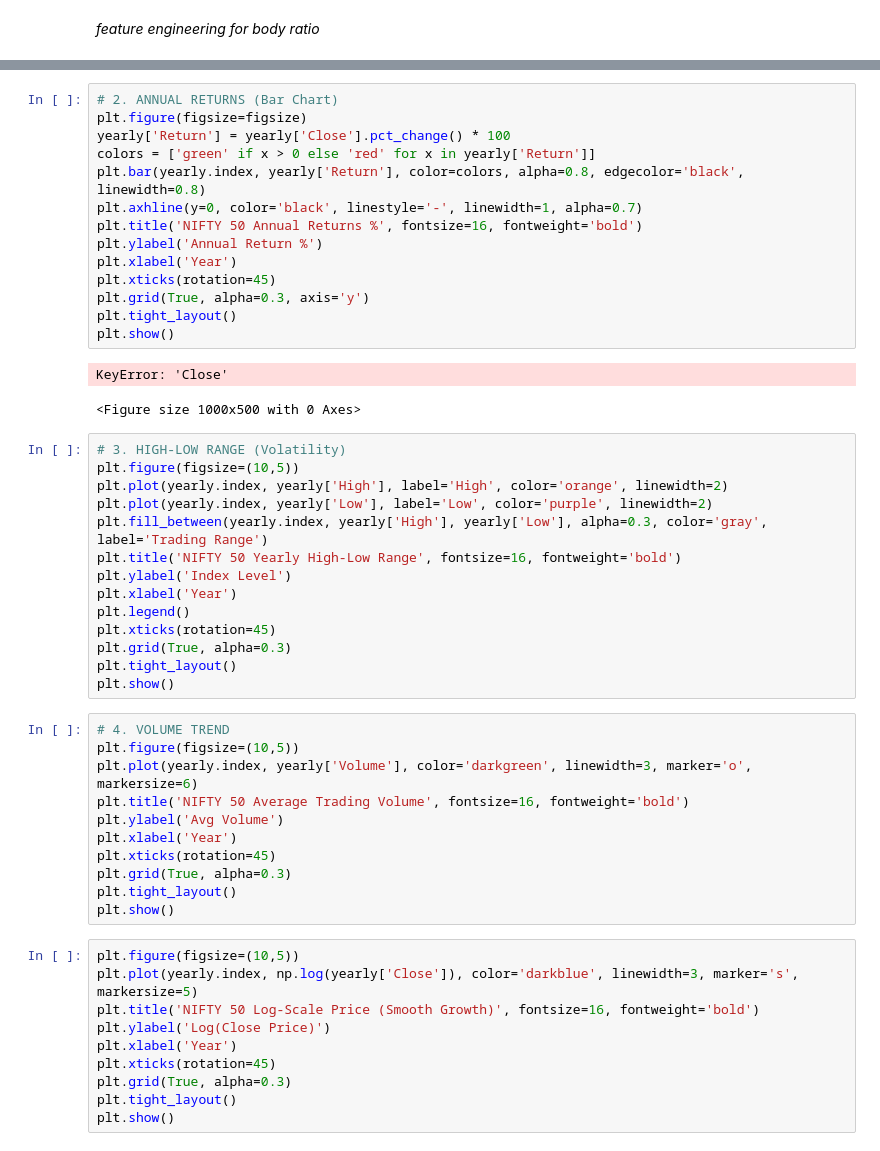
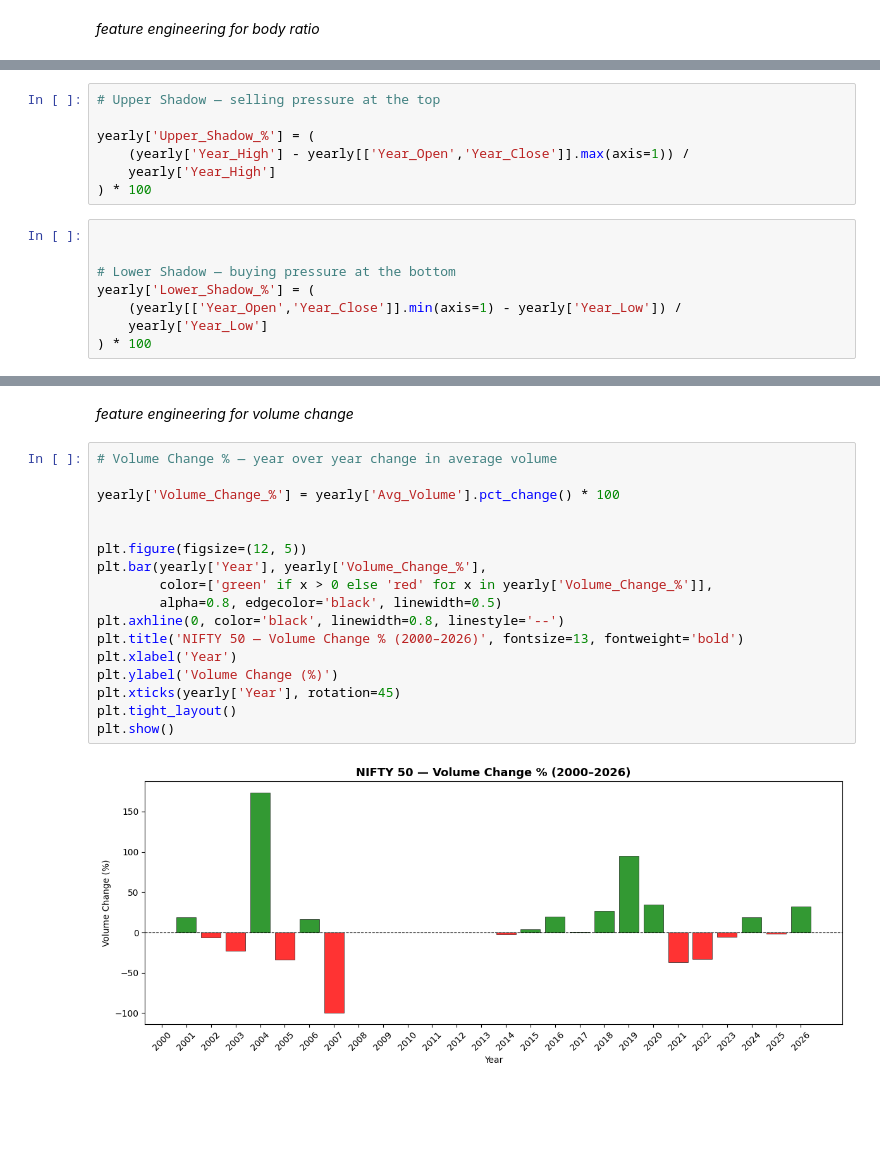
Before and after one commit to aparna-2001/nifty50-stock-price-forecasting, a Jupyter notebook: Data_collection_EDA_Decomposition.ipynb, the cells around one changed output, grey strips where cells are left out. Drawn from its saved outputs; the diff is of its cells as text; blank space fills up the shorter version.

```diff
--- a/Data_collection_EDA_Decomposition.ipynb
+++ b/Data_collection_EDA_Decomposition.ipynb
@@ -367,0 +372,15 @@ plt.show()
+# %%
+# Upper Shadow — selling pressure at the top
+
+yearly['Upper_Shadow_%'] = (
+    (yearly['Year_High'] - yearly[['Year_Open','Year_Close']].max(axis=1)) /
+    yearly['Year_High']
+) * 100
+# %%
+
+
+# Lower Shadow — buying pressure at the bottom
+yearly['Lower_Shadow_%'] = (
+    (yearly[['Year_Open','Year_Close']].min(axis=1) - yearly['Year_Low']) /
+    yearly['Year_Low']
+) * 100
@@ -368,52 +407,21 @@ plt.show()
+# %% [markdown]
+*feature engineering for volume change*
 # %%
-# 2. ANNUAL RETURNS (Bar Chart)
-plt.figure(figsize=figsize)
-yearly['Return'] = yearly['Close'].pct_change() * 100
-colors = ['green' if x > 0 else 'red' for x in yearly['Return']]
-plt.bar(yearly.index, yearly['Return'], color=colors, alpha=0.8, edgecolor='black', linewidth=0.8)
-plt.axhline(y=0, color='black', linestyle='-', linewidth=1, alpha=0.7)
-plt.title('NIFTY 50 Annual Returns %', fontsize=16, fontweight='bold')
-plt.ylabel('Annual Return %')
+# Volume Change % — year over year change in average volume
+
+yearly['Volume_Change_%'] = yearly['Avg_Volume'].pct_change() * 100
+
+
+plt.figure(figsize=(12, 5))
+plt.bar(yearly['Year'], yearly['Volume_Change_%'],
+        color=['green' if x > 0 else 'red' for x in yearly['Volume_Change_%']],
+        alpha=0.8, edgecolor='black', linewidth=0.5)
+plt.axhline(0, color='black', linewidth=0.8, linestyle='--')
+plt.title('NIFTY 50 — Volume Change % (2000–2026)', fontsize=13, fontweight='bold')
 plt.xlabel('Year')
-plt.xticks(rotation=45)
-plt.grid(True, alpha=0.3, axis='y')
+plt.ylabel('Volume Change (%)')
+plt.xticks(yearly['Year'], rotation=45)
 plt.tight_layout()
 plt.show()
 # %% [output]
-KeyError: 'Close'
-<Figure size 1000x500 with 0 Axes>
+[figure, added]
-# %%
-# 3. HIGH-LOW RANGE (Volatility)
-plt.figure(figsize=(10,5))
-plt.plot(yearly.index, yearly['High'], label='High', color='orange', linewidth=2)
-plt.plot(yearly.index, yearly['Low'], label='Low', color='purple', linewidth=2)
-plt.fill_between(yearly.index, yearly['High'], yearly['Low'], alpha=0.3, color='gray', label='Trading Range')
-plt.title('NIFTY 50 Yearly High-Low Range', fontsize=16, fontweight='bold')
-plt.ylabel('Index Level')
-plt.xlabel('Year')
-plt.legend()
-plt.xticks(rotation=45)
-plt.grid(True, alpha=0.3)
-plt.tight_layout()
-plt.show()
-# %%
-# 4. VOLUME TREND
-plt.figure(figsize=(10,5))
-plt.plot(yearly.index, yearly['Volume'], color='darkgreen', linewidth=3, marker='o', markersize=6)
-plt.title('NIFTY 50 Average Trading Volume', fontsize=16, fontweight='bold')
-plt.ylabel('Avg Volume')
-plt.xlabel('Year')
-plt.xticks(rotation=45)
-plt.grid(True, alpha=0.3)
-plt.tight_layout()
-plt.show()
-# %%
-plt.figure(figsize=(10,5))
-plt.plot(yearly.index, np.log(yearly['Close']), color='darkblue', linewidth=3, marker='s', markersize=5)
-plt.title('NIFTY 50 Log-Scale Price (Smooth Growth)', fontsize=16, fontweight='bold')
-plt.ylabel('Log(Close Price)')
-plt.xlabel('Year')
-plt.xticks(rotation=45)
-plt.grid(True, alpha=0.3)
-plt.tight_layout()
-plt.show()
```
Also changed, not shown: parts of 24 cells of this notebook.
